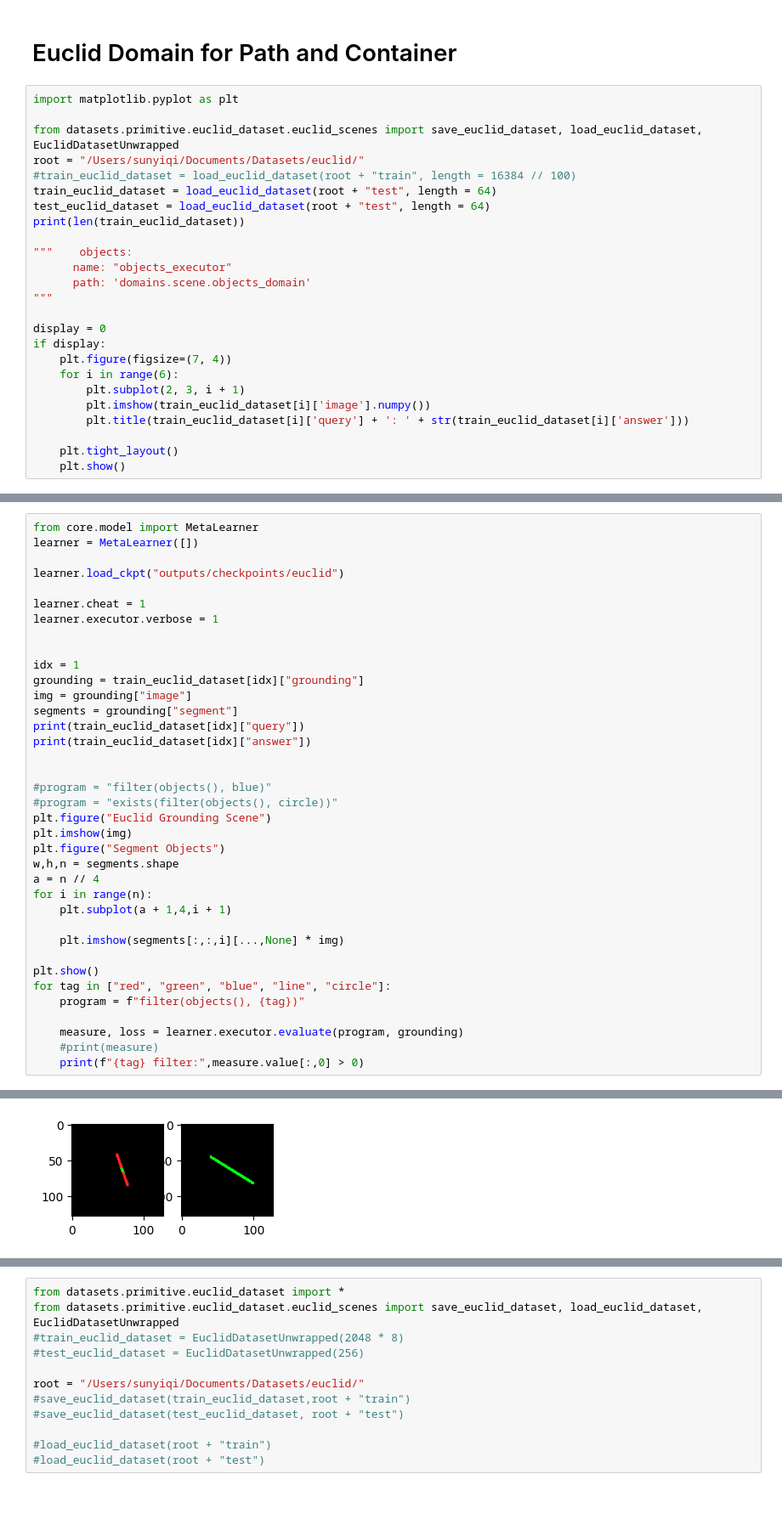
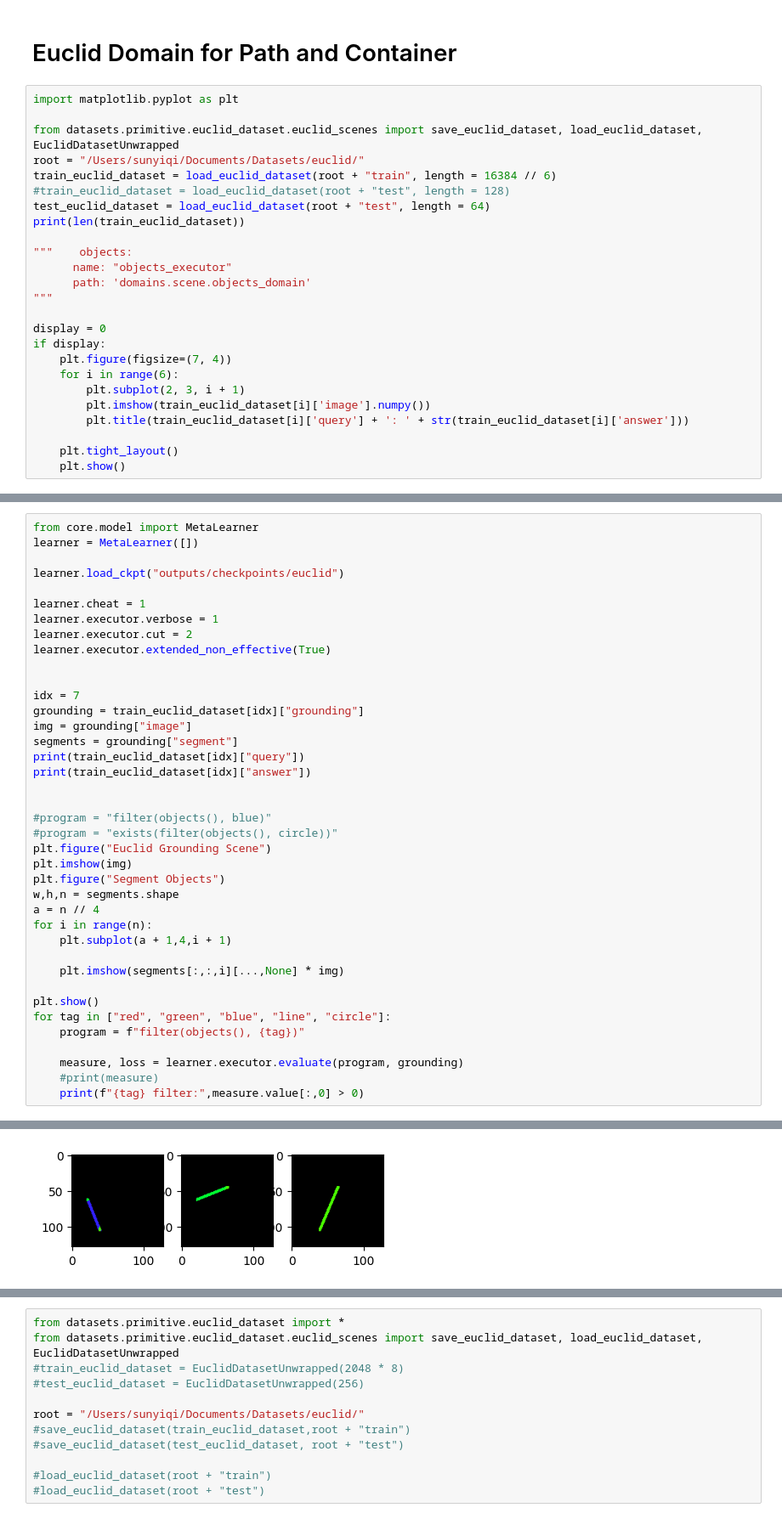
Before and after one commit to ZongjingLi/MetaLearner, a Jupyter notebook: debug_euclid.ipynb, the cells around one changed output, grey strips where cells are left out. Shown at 85% size. Drawn from its saved outputs; the diff is of its cells as text.

```diff
--- a/debug_euclid.ipynb
+++ b/debug_euclid.ipynb
@@ -5,8 +5,8 @@ import matplotlib.pyplot as plt
 
 from datasets.primitive.euclid_dataset.euclid_scenes import save_euclid_dataset, load_euclid_dataset, EuclidDatasetUnwrapped
 root = "/Users/sunyiqi/Documents/Datasets/euclid/"
-#train_euclid_dataset = load_euclid_dataset(root + "train", length = 16384 // 100)
-train_euclid_dataset = load_euclid_dataset(root + "test", length = 64)
+train_euclid_dataset = load_euclid_dataset(root + "train", length = 16384 // 6)
+#train_euclid_dataset = load_euclid_dataset(root + "test", length = 128)
 test_euclid_dataset = load_euclid_dataset(root + "test", length = 64)
 print(len(train_euclid_dataset))
 
@@ -95,9 +98,11 @@ learner.load_ckpt("outputs/checkpoints/euclid")
 
 learner.cheat = 1
 learner.executor.verbose = 1
+learner.executor.cut = 2
+learner.executor.extended_non_effective(True)
 
 
-idx = 1
+idx = 7
 grounding = train_euclid_dataset[idx]["grounding"]
 img = grounding["image"]
 segments = grounding["segment"]
@@ -135 +140 @@ True
-[figure, old version]
+[figure, new version]
```
Also changed, not shown: parts of 7 cells of this notebook, 40 other files.
